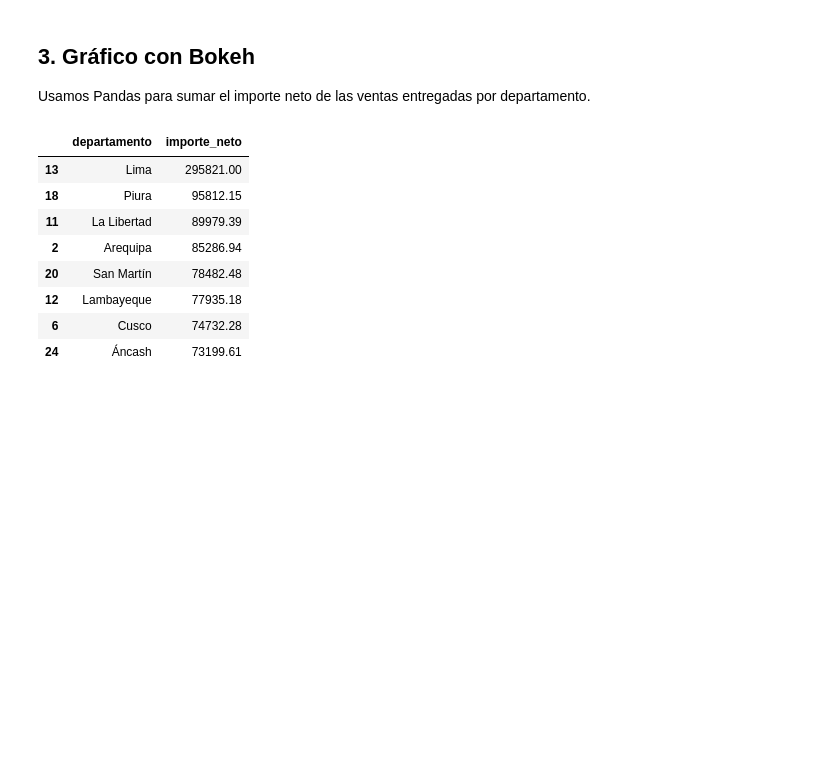
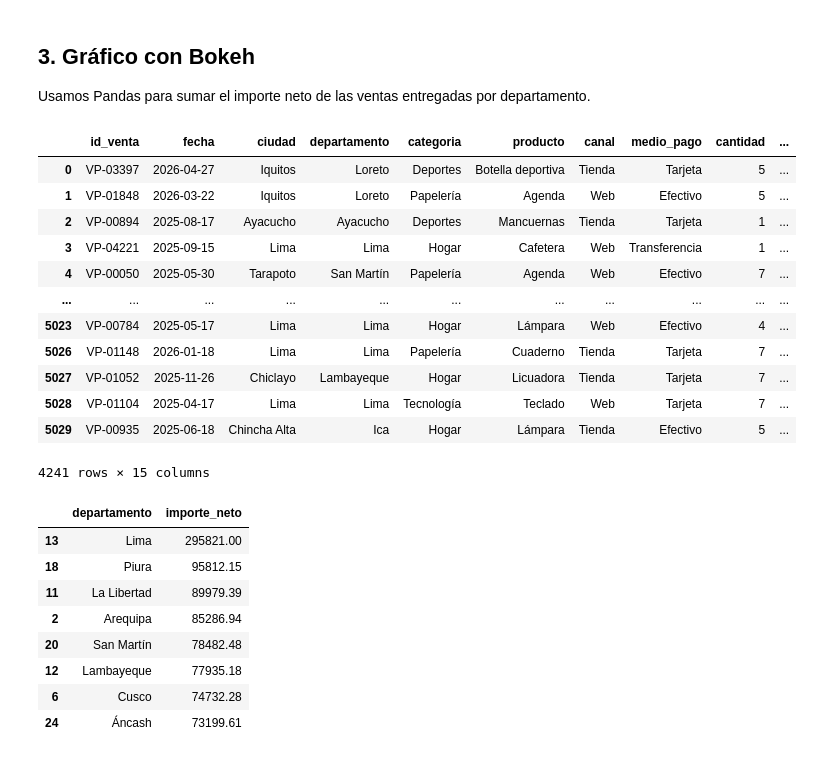
Before and after one commit to herramientas-ia-maestria-oct26-feb27/ejercicio-clase-04, a Jupyter notebook: notebook1.ipynb, the cells around one changed output. Cells and saved outputs as stored; diff of their text form; code cells hidden in the pictures; blank space fills up the shorter version.

```diff
--- a/notebook1.ipynb
+++ b/notebook1.ipynb
@@ -12,11 +22,5 @@ import pandas as pd
 # %%
 # lectura desde el archivo
-data = pd.read_csv("data/ventas.csv")
+# data = pd.read_csv("data/ventas.csv")
 
-# Estoy en DeepNote
-
-
-
-# Estoy en DeepNote
-
-# Kaggke
+data = pd.read_csv(f"{ruta}/ventas.csv")
@@ -151,6 +153,22 @@ shape: (5_030, 15)
 Usamos Pandas para sumar el importe neto de las ventas entregadas por departamento.
 # %%
 ventas = data[data["estado"] == "Entregado"]
+# %%
+ventas
+# %% [output]
+|  | id_venta | fecha | ciudad | departamento | categoria | producto | canal | medio_pago | cantidad | ... |
+| 0 | VP-03397 | 2026-04-27 | Iquitos | Loreto | Deportes | Botella deportiva | Tienda | Tarjeta | 5 | ... |
+| 1 | VP-01848 | 2026-03-22 | Iquitos | Loreto | Papelería | Agenda | Web | Efectivo | 5 | ... |
+| 2 | VP-00894 | 2025-08-17 | Ayacucho | Ayacucho | Deportes | Mancuernas | Tienda | Tarjeta | 1 | ... |
+| 3 | VP-04221 | 2025-09-15 | Lima | Lima | Hogar | Cafetera | Web | Transferencia | 1 | ... |
+| 4 | VP-00050 | 2025-05-30 | Tarapoto | San Martín | Papelería | Agenda | Web | Efectivo | 7 | ... |
+| ... | ... | ... | ... | ... | ... | ... | ... | ... | ... | ... |
+| 5023 | VP-00784 | 2025-05-17 | Lima | Lima | Hogar | Lámpara | Web | Efectivo | 4 | ... |
+| 5026 | VP-01148 | 2026-01-18 | Lima | Lima | Papelería | Cuaderno | Tienda | Tarjeta | 7 | ... |
+| 5027 | VP-01052 | 2025-11-26 | Chiclayo | Lambayeque | Hogar | Licuadora | Tienda | Tarjeta | 7 | ... |
+| 5028 | VP-01104 | 2025-04-17 | Lima | Lima | Tecnología | Teclado | Web | Tarjeta | 7 | ... |
+| 5029 | VP-00935 | 2025-06-18 | Chincha Alta | Ica | Hogar | Lámpara | Tienda | Efectivo | 5 | ... |
+4241 rows × 15 columns
 # %%
 resumen = ventas.groupby("departamento", as_index=False)["importe_neto"].sum()
 # %%
```
Also changed, not shown: parts of 5 cells of this notebook.
